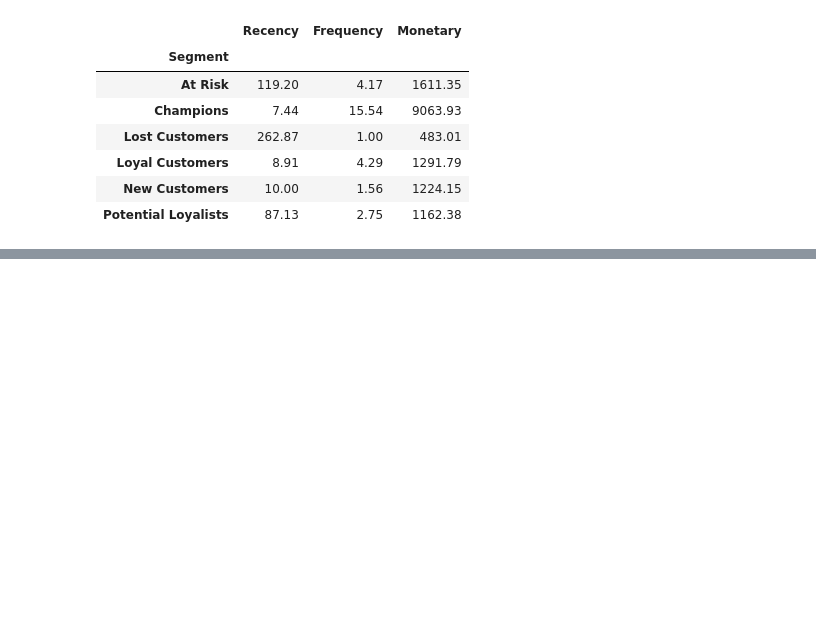
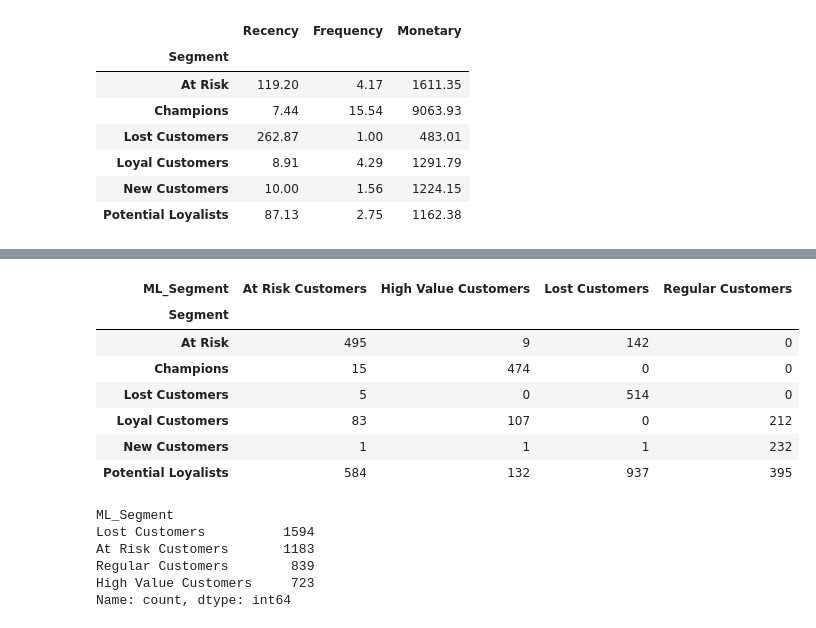
Before and after one commit to MadugulaHarika/customer-intelligence-segmentation, a Jupyter notebook: notebooks/01_EDA.ipynb, the cells around one changed output, grey strips where cells are left out. Saved outputs shown, nothing was run; the diff lists cells and outputs as text; code cells hidden in the pictures; blank space fills up the shorter version.

```diff
--- a/notebooks/01_EDA.ipynb
+++ b/notebooks/01_EDA.ipynb
@@ -341,0 +446,20 @@ segment_summary
+# %%
+pd.crosstab(rfm['Segment'], rfm['ML_Segment'])
+# %% [output]
+| ML_Segment | At Risk Customers | High Value Customers | Lost Customers | Regular Customers |
+| Segment |  |  |  |  |
+| At Risk | 495 | 9 | 142 | 0 |
+| Champions | 15 | 474 | 0 | 0 |
+| Lost Customers | 5 | 0 | 514 | 0 |
+| Loyal Customers | 83 | 107 | 0 | 212 |
+| New Customers | 1 | 1 | 1 | 232 |
+| Potential Loyalists | 584 | 132 | 937 | 395 |
+# %%
+rfm['ML_Segment'].value_counts()
+# %% [output]
+ML_Segment
+Lost Customers          1594
+At Risk Customers       1183
+Regular Customers        839
+High Value Customers     723
+Name: count, dtype: int64
```
Also changed, not shown: parts of 7 cells of this notebook.
